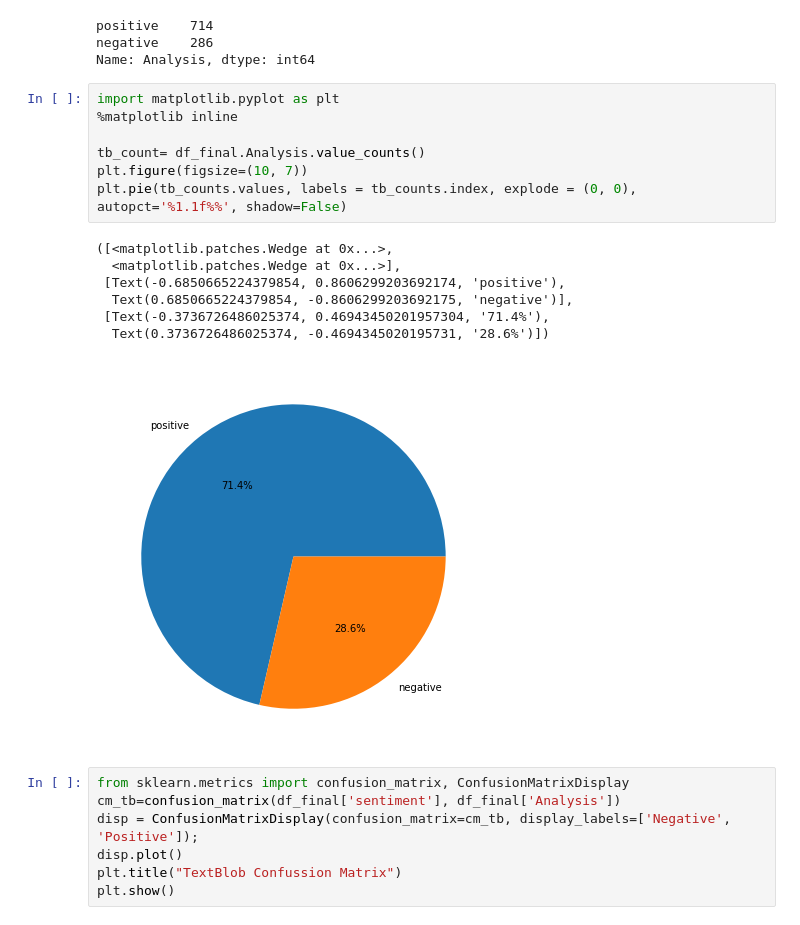
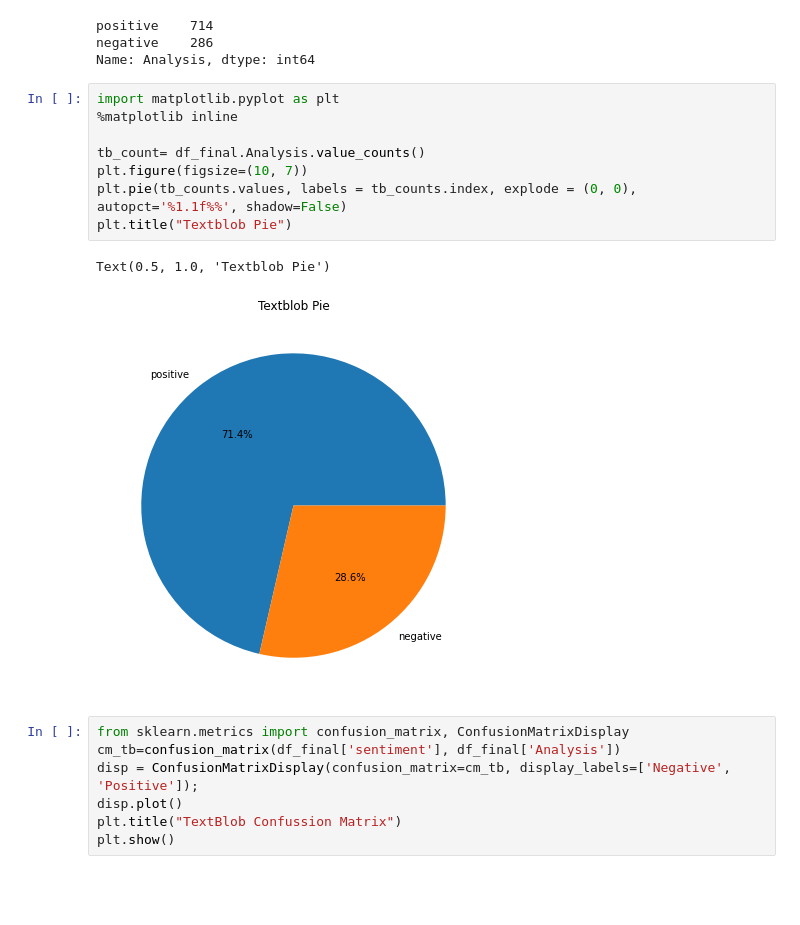
Before and after one commit to karlacuv/MCD_Procesamiento, a Jupyter notebook: Tarea2_AnalisisSentimiento.ipynb, the cells around one changed output. Cells and saved outputs as stored; diff of their text form; blank space fills up the shorter version.

```diff
--- a/Tarea2_AnalisisSentimiento.ipynb
+++ b/Tarea2_AnalisisSentimiento.ipynb
@@ -178,18 +178,14 @@ Name: Analysis, dtype: int64
 # %%
 import matplotlib.pyplot as plt
 %matplotlib inline
 
 tb_count= df_final.Analysis.value_counts()
 plt.figure(figsize=(10, 7))
 plt.pie(tb_counts.values, labels = tb_counts.index, explode = (0, 0), autopct='%1.1f%%', shadow=False)
+plt.title("Textblob Pie")
 # %% [output]
-([<matplotlib.patches.Wedge at 0x...>,
-  <matplotlib.patches.Wedge at 0x...>],
- [Text(-0.6850665224379854, 0.8606299203692174, 'positive'),
-  Text(0.6850665224379854, -0.8606299203692175, 'negative')],
- [Text(-0.3736726486025374, 0.46943450201957304, '71.4%'),
-  Text(0.3736726486025374, -0.4694345020195731, '28.6%')])
+Text(0.5, 1.0, 'Textblob Pie')
-[figure, old version]
+[figure, new version]
 # %%
 from sklearn.metrics import confusion_matrix, ConfusionMatrixDisplay
 cm_tb=confusion_matrix(df_final['sentiment'], df_final['Analysis'])
```
Also changed, not shown: parts of 2 cells of this notebook.
